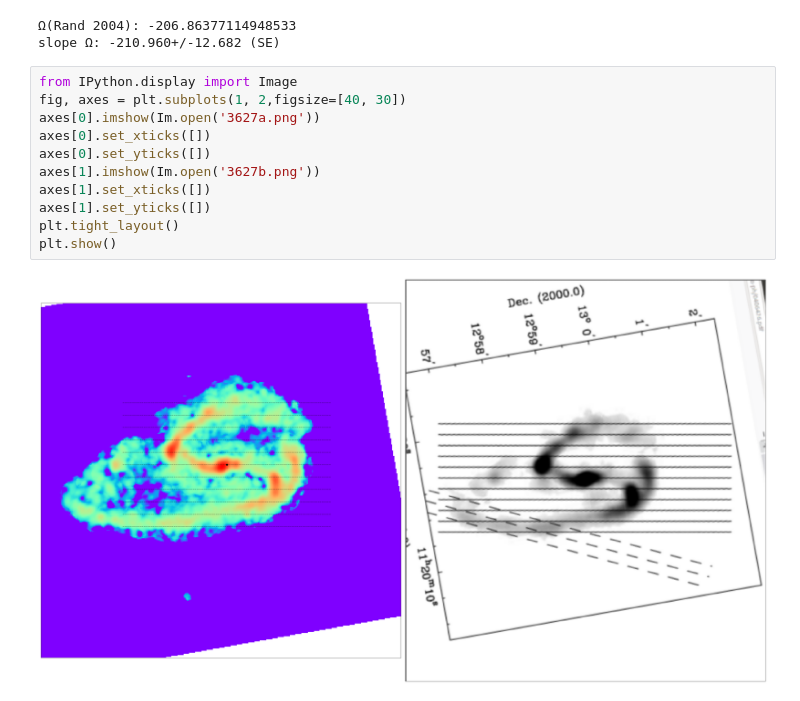
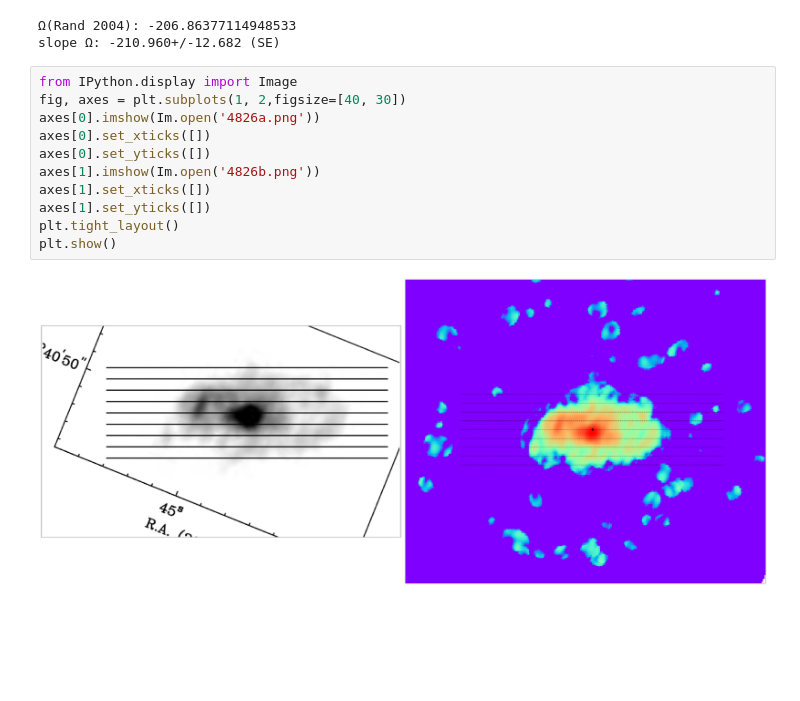
Before and after one commit to strawberryfieldss/galaxy, a Jupyter notebook: new/pyTWR-master/NGC4826.ipynb, the cells around one changed output. Cells and saved outputs as stored; diff of their text form; blank space fills up the shorter version.

```diff
--- a/new/pyTWR-master/NGC4826.ipynb
+++ b/new/pyTWR-master/NGC4826.ipynb
@@ -390,13 +390,13 @@ slope Ω: -210.960+/-12.682 (SE)
 # %%
 from IPython.display import Image
 fig, axes = plt.subplots(1, 2,figsize=[40, 30])
-axes[0].imshow(Im.open('3627a.png'))
+axes[0].imshow(Im.open('4826a.png'))
 axes[0].set_xticks([])
 axes[0].set_yticks([])
-axes[1].imshow(Im.open('3627b.png'))
+axes[1].imshow(Im.open('4826b.png'))
 axes[1].set_xticks([])
 axes[1].set_yticks([])
 plt.tight_layout()
 plt.show()
 # %% [output]
-[figure, old version]
+[figure, new version]
```
